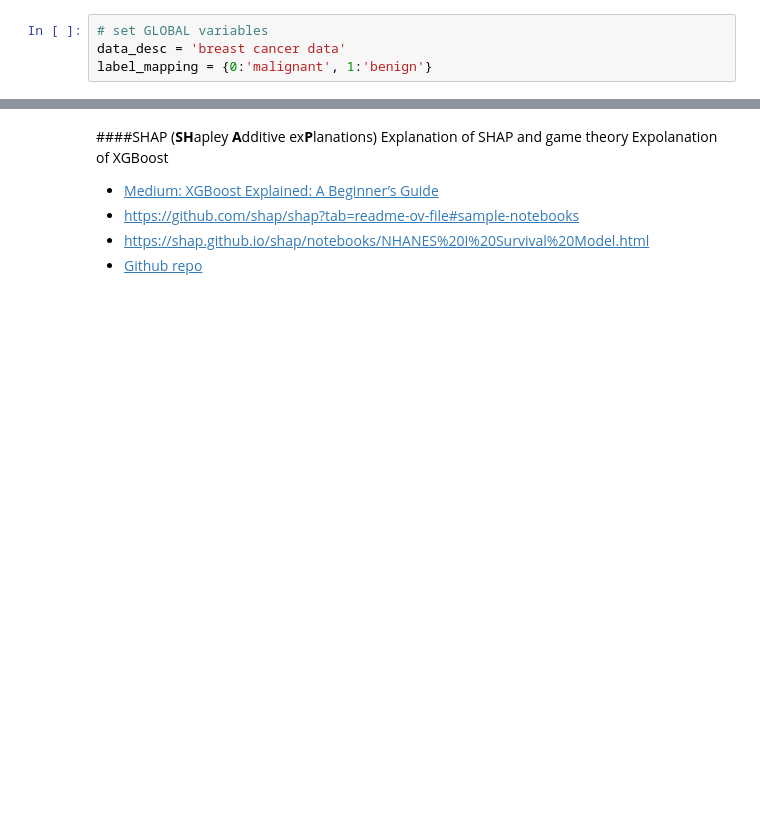
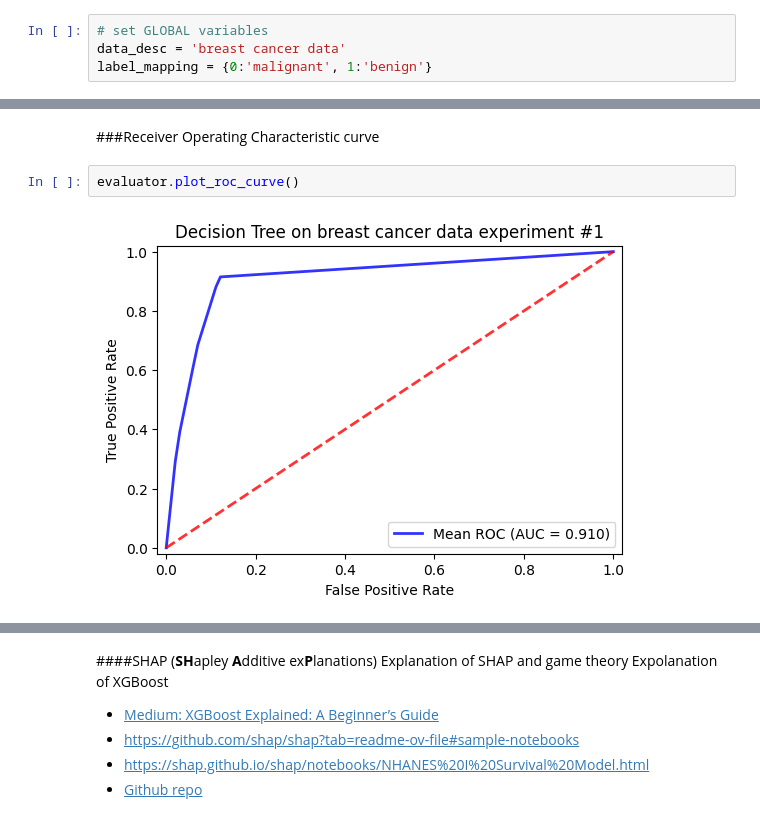
Before and after one commit to DannyData1419/Supervised-ML, a Jupyter notebook: Binary_Classification.ipynb, the cells around one changed output, grey strips where cells are left out. Saved outputs shown, nothing was run; the diff lists cells and outputs as text; blank space fills up the shorter version.

```diff
--- a/Binary_Classification.ipynb
+++ b/Binary_Classification.ipynb
@@ -267,0 +320,6 @@ plot_roc_curve(x, y, classifier, model_type, data_desc, experiment_num, label_ma
+# %% [markdown]
+###Receiver Operating Characteristic curve
+# %%
+evaluator.plot_roc_curve()
+# %% [output]
+[figure, added]
```
Also changed, not shown: parts of 85 cells of this notebook.
